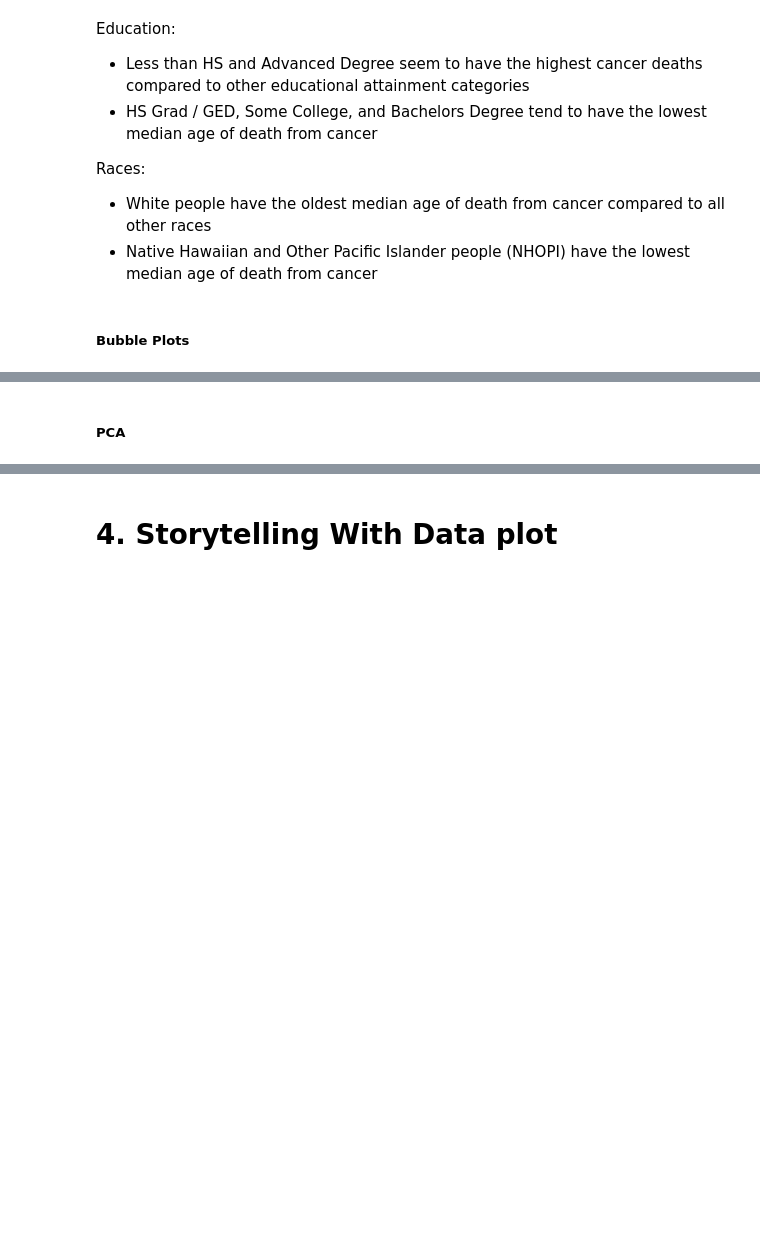
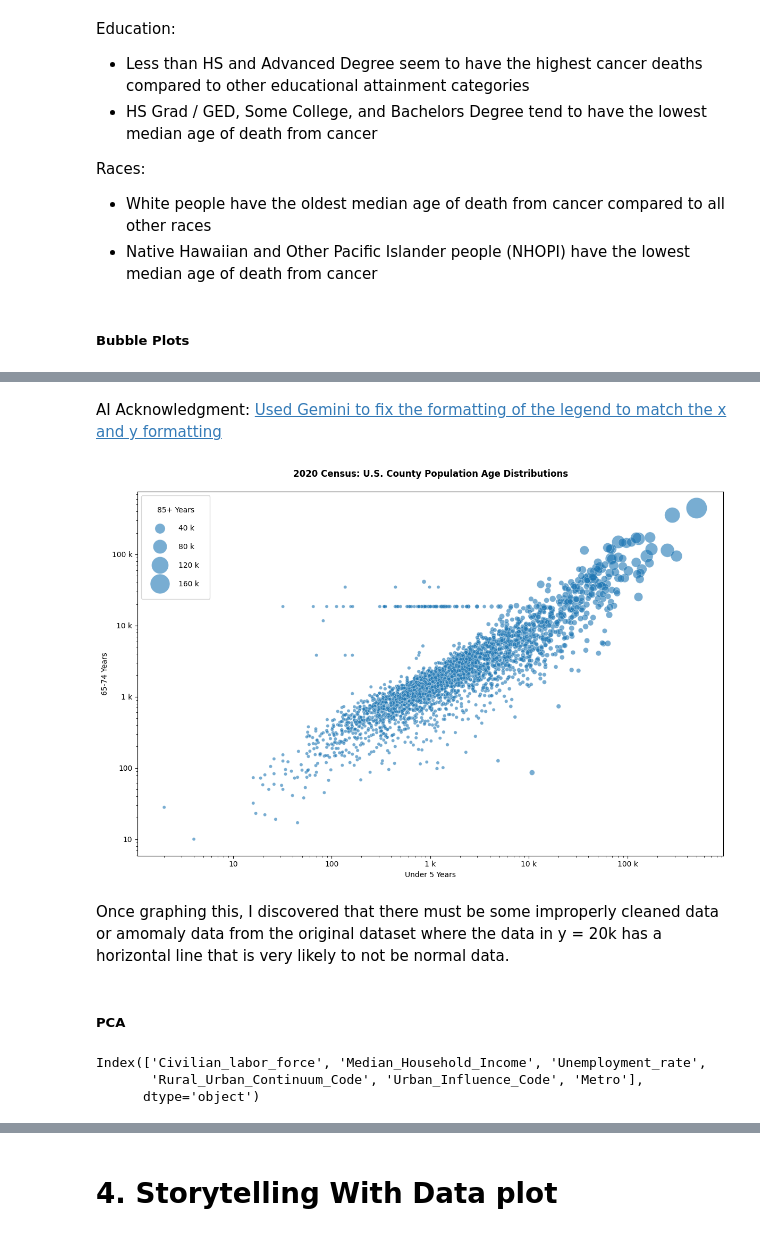
Before and after one commit to aidandig/DX699-ModB2, a Jupyter notebook: Homework/OMDS-ModB2-Week9-DiGregorio-Aidan.ipynb, the cells around one changed output, grey strips where cells are left out. Cells and saved outputs as stored; diff of their text form; code cells hidden in the pictures; blank space fills up the shorter version.

```diff
--- a/Homework/OMDS-ModB2-Week9-DiGregorio-Aidan.ipynb
+++ b/Homework/OMDS-ModB2-Week9-DiGregorio-Aidan.ipynb
@@ -206,2 +280,76 @@ Races:
+# %% [markdown]
+AI Acknowledgment: [Used Gemini to fix the formatting of the legend to match the x and y formatting](https://gemini.google.com/share/4063c9315dbc)
+# %%
+min_pop = census_pop['pop_85_years_and_older_2020'].min()
+max_pop = census_pop['pop_85_years_and_older_2020'].max()
+
+max_bubble_size = 500
+
+plt.figure(figsize=(12, 8))
+
+ax = sns.scatterplot(
+    x=census_pop['pop_under_5_years_2020'],
+    y=census_pop['pop_65_74_years_1980'],
+    size=census_pop['pop_85_years_and_older_2020'],
+    sizes=(20, 800),
+    alpha=0.6,
+    legend="brief"
+)
+
+# Improve view since outlier counties make most of the data difficult to read
+ax.set_xscale('log')
+ax.set_yscale('log')
+
+ax.xaxis.set_major_formatter(ticker.EngFormatter())
+ax.yaxis.set_major_formatter(ticker.EngFormatter())
+
+# Create the formatter instance for legend
+formatter = ticker.EngFormatter()
+
+# Force the legend to update and grab the handles/labels
+handles, labels = ax.get_legend_handles_labels()
+
+# Format the labels using EngFormatter
+eng_fmt = ticker.EngFormatter()
+new_labels = []
+
+for label in labels:
+    try:
+        # Remove any existing commas or spaces, then convert to float
+        clean_label = label.replace(',', '').strip()
+        formatted_label = eng_fmt.format_data(float(clean_label))
+        new_labels.append(formatted_label)
+    except ValueError:
+        # If it's the title (e.g., "total_pop_1980"), keep it as is
+        new_labels.append(label)
+
+# 4. Re-apply the legend with the new labels
+ax.legend(handles=handles, labels=new_labels, title="85+ Years",
+          labelspacing=1.5,
+          borderpad=1.5,
+          handletextpad=1.5)
+
+ax.set_title("2020 Census: U.S. County Population Age Distributions", pad=20, fontweight='bold')
+ax.set_xlabel("Under 5 Years")
+ax.set_ylabel("65-74 Years")
+
+
+plt.tight_layout()
+plt.show()
+# %% [output]
+[figure, added]
+# %% [markdown]
+Once graphing this, I discovered that there must be some improperly cleaned data or amomaly data from the original dataset where the data in y = 20k has a horizontal line that is very likely to not be normal data.
 # %% [markdown]
 ##### PCA
+# %%
+num_cols = house_income.select_dtypes("number")
+
+# Got rid of a few features that cause multicollinearity (eg. Labor force = employed + unemployed), are all unique (FIPS_Code), and Year
+num_cols = num_cols[['Civilian_labor_force', 'Median_Household_Income', 'Unemployment_rate', 'Rural_Urban_Continuum_Code', 'Urban_Influence_Code', 'Metro']]
+
+num_cols.columns
+# %% [output]
+Index(['Civilian_labor_force', 'Median_Household_Income', 'Unemployment_rate',
+       'Rural_Urban_Continuum_Code', 'Urban_Influence_Code', 'Metro'],
+      dtype='object')
```
Also changed, not shown: parts of 16 cells of this notebook.
